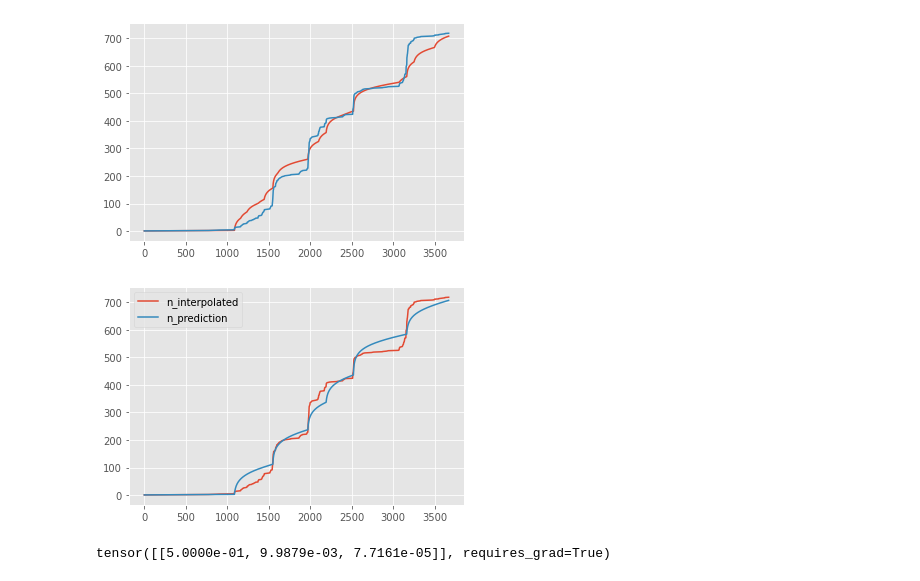
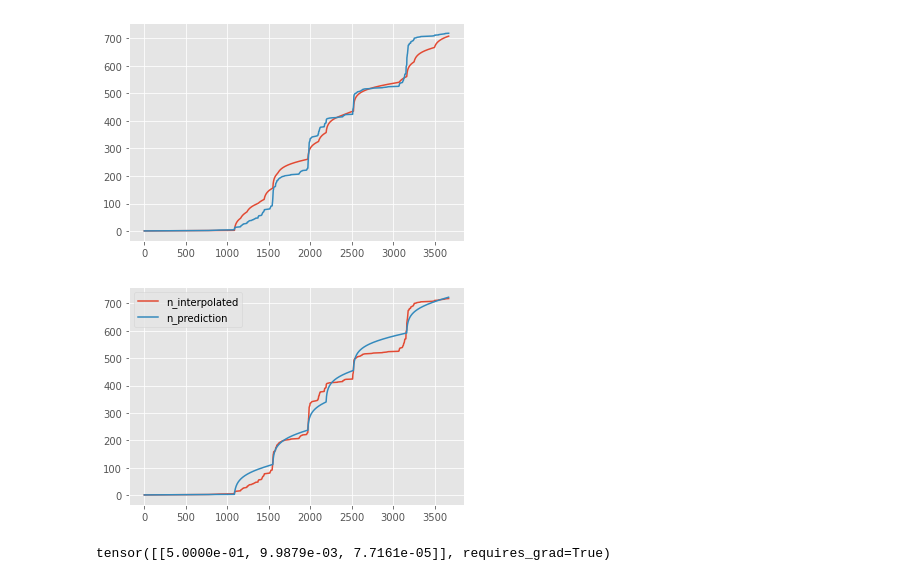
Before and after one commit to hanxiaokaka/Induced_seismic, a Jupyter notebook: notebooks/crs_model/005.prototype_gradient_peak_detector.ipynb, the cells around one changed output. Saved outputs shown, nothing was run; the diff lists cells and outputs as text; code cells hidden in the pictures.

```diff
--- a/notebooks/crs_model/005.prototype_gradient_peak_detector.ipynb
+++ b/notebooks/crs_model/005.prototype_gradient_peak_detector.ipynb
@@ -162,7 +166,8 @@ criterion = nn.MSELoss(reduction='sum')
 optimizer = optim.SGD(params=[params],lr=initial_lr,momentum=0.5)
 for epoch in range(500):
     R0, N0 , n_target0 = torch.ones(1, 1),torch.ones(1, 1),torch.FloatTensor([])
-    for i in range(np.size(peak_indexs)-4): # only using partial data for training
+    # for i in range(np.size(peak_indexs)-4): # only using partial data for training
+    for i in range(0,4): # only using the first 5 peaks for training
              mpa_yr2pa_s = 1e6 / 365.25 / 86400
              site_info = {
                           'tectonic_shear_stressing_rate' : 3.5e-4 * mpa_yr2pa_s, # Pa / s
@@ -245,35 +250,35 @@ tensor([[5.0000e-01, 9.9910e-03, 5.1348e-05]], requires_grad=True)
 # plt.plot(Nt.data.detach().numpy()[0])
 R0, N0 = torch.ones(1, 1),torch.ones(1, 1),
 for i in range(np.size(peak_indexs)-1):
     mpa_yr2pa_s = 1e6 / 365.25 / 86400
     site_info = {
         'tectonic_shear_stressing_rate' : 3.5e-4 * mpa_yr2pa_s, # Pa / s
         'tectonic_normal_stressing_rate' : 0, # Pa/s
         'sigma' : 30 * 1e6, # Pa
         'biot' : 0.3, # dimensionless
         #'background_rate' : 1.36 / 365.25 / 86400, # event/second,
-        'background_rate' : empirical_rate[peak_indexs[i]+1] / 365.25 / 86400, # event/second,
+        'background_rate' : empirical_rate[peak_indexs[min(i,2)]+1] / 365.25 / 86400, # event/second,
         'init_delta_t' : delta_t[0].item() }
     model = CRSModel(site_info)
     p0 = torch.FloatTensor(p)[peak_indexs[i]+1:peak_indexs[i+1]]
     dpdt0 = torch.FloatTensor(dpdt)[peak_indexs[i]+1:peak_indexs[i+1]]
     delta_t0 = torch.FloatTensor(delta_t)[peak_indexs[i]+1:peak_indexs[i+1]]
 
     Rt, Nt = model(params, p0, dpdt0, delta_t0)
     #print(empirical_rate[peak_indexs[i]],)
     R0=torch.cat((R0,Rt),dim=-1)
     #print(N0.detach()[0][-1])
     Nt=torch.add(Nt,N0.detach()[0][-1])
     #print(N0.detach())
     N0=torch.cat((N0,Nt),dim=-1)
     # n_target= torch.FloatTensor(n_interpolated)[peak_indexs[i]:peak_indexs[i+1]]
     # n_target0=torch.cat((n_target0,n_target),dim=-1)
 plt.plot(n_interpolated,label="n_interpolated")
 plt.plot((N0[:,1:]).squeeze().detach().numpy(),label="n_prediction")
 plt.legend(loc="upper left")
 plt.show()
 # %% [output]
-[figure, old version]
+[figure, new version]
 # %%
 params
 # %% [output]
```
Also changed, not shown: parts of 1 cell of this notebook.
